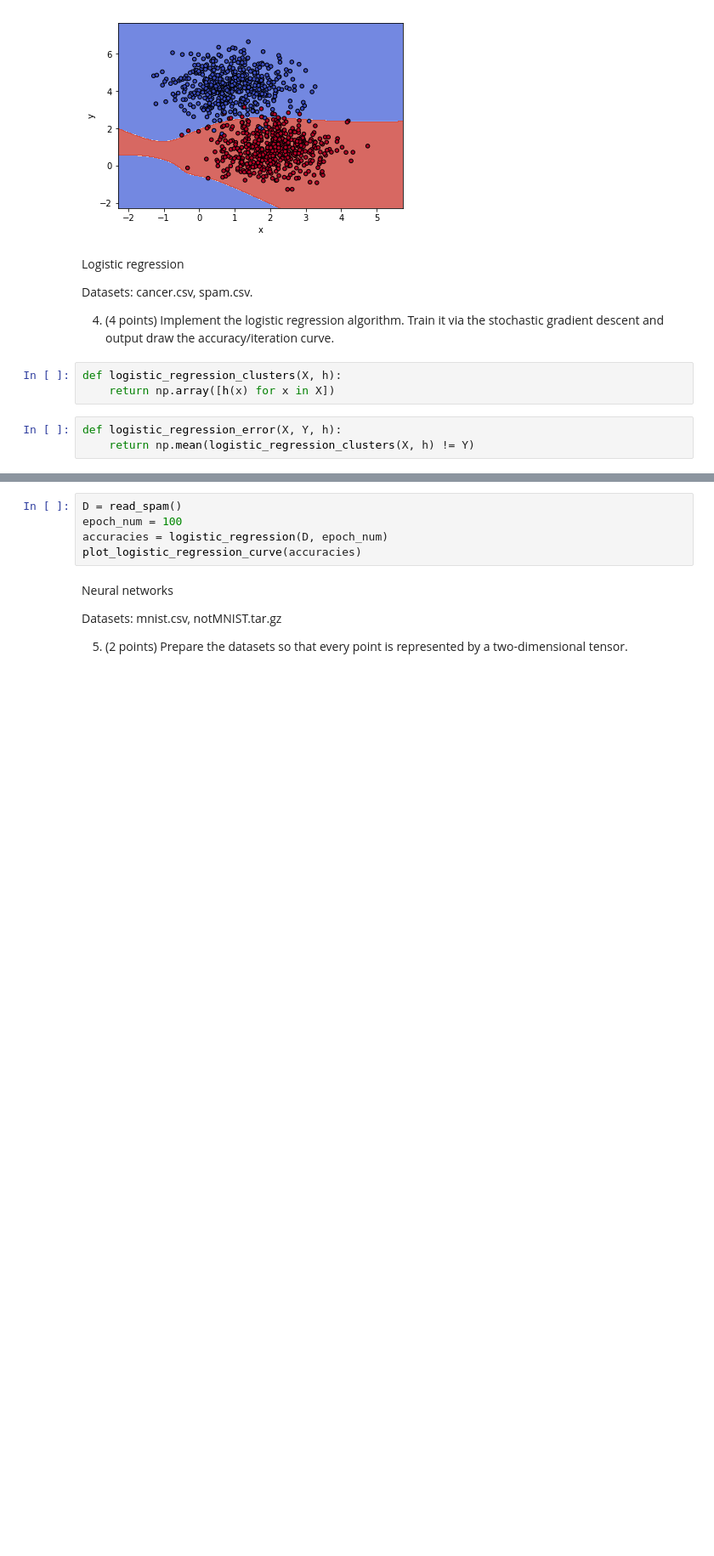
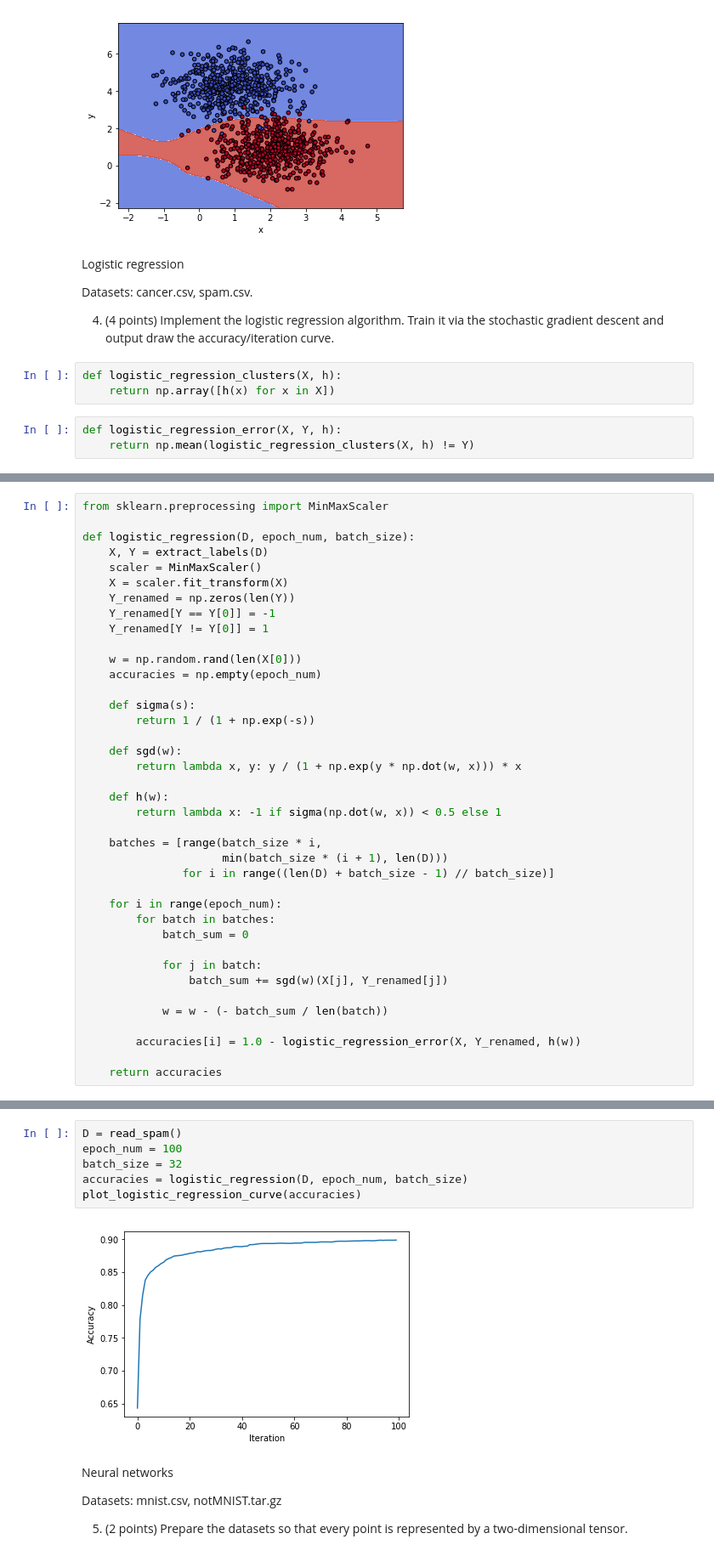
Before and after one commit to VadimFarutin/SPbAU, a Jupyter notebook: ML/hw02.ipynb, the cells around one changed output, grey strips where cells are left out. Shown at 85% size. Cells and saved outputs as stored; diff of their text form; blank space fills up the shorter version.

```diff
--- a/ML/hw02.ipynb
+++ b/ML/hw02.ipynb
@@ -201,3 +191,42 @@ def logistic_regression(D, epoch_num):
+# %%
+from sklearn.preprocessing import MinMaxScaler
+
+def logistic_regression(D, epoch_num, batch_size):
+    X, Y = extract_labels(D)
+    scaler = MinMaxScaler()
+    X = scaler.fit_transform(X)
+    Y_renamed = np.zeros(len(Y))
+    Y_renamed[Y == Y[0]] = -1
+    Y_renamed[Y != Y[0]] = 1
+
+    w = np.random.rand(len(X[0]))
+    accuracies = np.empty(epoch_num)
+
+    def sigma(s):
+        return 1 / (1 + np.exp(-s))
+
+    def sgd(w):
+        return lambda x, y: y / (1 + np.exp(y * np.dot(w, x))) * x
+
+    def h(w):
+        return lambda x: -1 if sigma(np.dot(w, x)) < 0.5 else 1
+
+    batches = [range(batch_size * i,
+                     min(batch_size * (i + 1), len(D)))
+               for i in range((len(D) + batch_size - 1) // batch_size)]
+
+    for i in range(epoch_num):
+        for batch in batches:
+            batch_sum = 0
+
+            for j in batch:
+                batch_sum += sgd(w)(X[j], Y_renamed[j])
+
+            w = w - (- batch_sum / len(batch))
+
+        accuracies[i] = 1.0 - logistic_regression_error(X, Y_renamed, h(w))
+
+    return accuracies
 # %%
 import matplotlib.pyplot as plt
 
@@ -214,8 +246,11 @@ plot_logistic_regression_curve(accuracies)
 # %%
 D = read_spam()
 epoch_num = 100
-accuracies = logistic_regression(D, epoch_num)
+batch_size = 32
+accuracies = logistic_regression(D, epoch_num, batch_size)
 plot_logistic_regression_curve(accuracies)
+# %% [output]
+[figure, added]
 # %% [markdown]
 Neural networks
 
```
Also changed, not shown: parts of 4 cells of this notebook.
